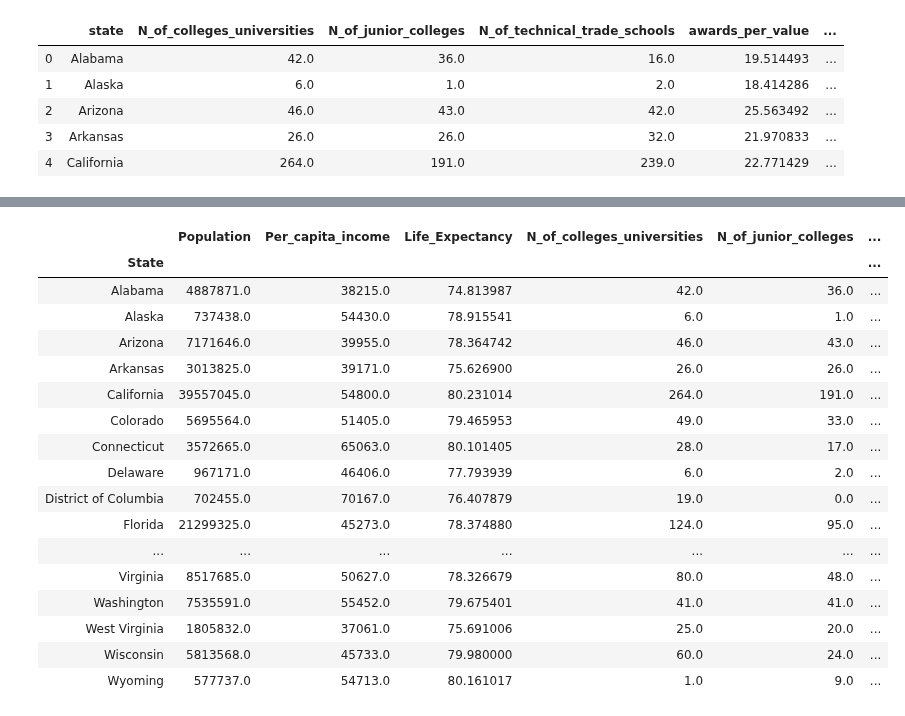
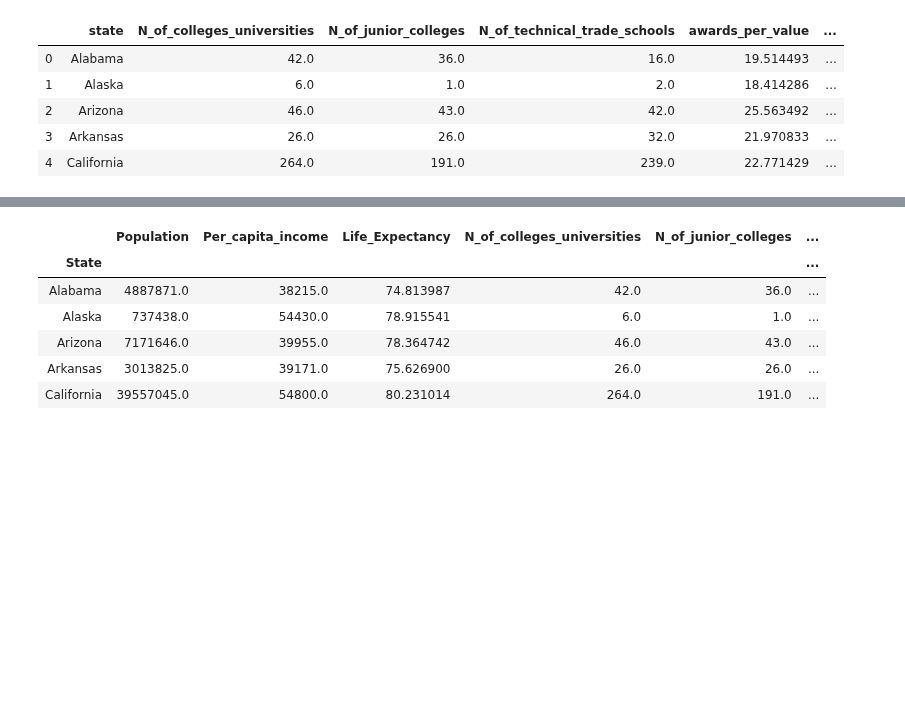
Before and after one commit to steber97/RecursionFairies_AdaProject, a Jupyter notebook: csv_datasets.ipynb, the cells around one changed output, grey strips where cells are left out. Drawn from its saved outputs; the diff is of its cells as text; code cells hidden in the pictures; blank space fills up the shorter version.

```diff
--- a/csv_datasets.ipynb
+++ b/csv_datasets.ipynb
@@ -832,23 +838,12 @@ education.head()
 # %%
 #We can finally merge our dataset about education with the one about life expectancy and income
 pop_inc_exp_edu=pop_inc_exp.merge(education, left_index=True, right_index=True)
-pop_inc_exp_edu
+pop_inc_exp_edu.head()
 # %% [output]
 |  | Population | Per_capita_income | Life_Expectancy | N_of_colleges_universities | N_of_junior_colleges | ... |
 | State |  |  |  |  |  | ... |
 | Alabama | 4887871.0 | 38215.0 | 74.813987 | 42.0 | 36.0 | ... |
 | Alaska | 737438.0 | 54430.0 | 78.915541 | 6.0 | 1.0 | ... |
 | Arizona | 7171646.0 | 39955.0 | 78.364742 | 46.0 | 43.0 | ... |
 | Arkansas | 3013825.0 | 39171.0 | 75.626900 | 26.0 | 26.0 | ... |
 | California | 39557045.0 | 54800.0 | 80.231014 | 264.0 | 191.0 | ... |
-| Colorado | 5695564.0 | 51405.0 | 79.465953 | 49.0 | 33.0 | ... |
-| Connecticut | 3572665.0 | 65063.0 | 80.101405 | 28.0 | 17.0 | ... |
-| Delaware | 967171.0 | 46406.0 | 77.793939 | 6.0 | 2.0 | ... |
-| District of Columbia | 702455.0 | 70167.0 | 76.407879 | 19.0 | 0.0 | ... |
-| Florida | 21299325.0 | 45273.0 | 78.374880 | 124.0 | 95.0 | ... |
-| ... | ... | ... | ... | ... | ... | ... |
-| Virginia | 8517685.0 | 50627.0 | 78.326679 | 80.0 | 48.0 | ... |
-| Washington | 7535591.0 | 55452.0 | 79.675401 | 41.0 | 41.0 | ... |
-| West Virginia | 1805832.0 | 37061.0 | 75.691006 | 25.0 | 20.0 | ... |
-| Wisconsin | 5813568.0 | 45733.0 | 79.980000 | 60.0 | 24.0 | ... |
-| Wyoming | 577737.0 | 54713.0 | 80.161017 | 1.0 | 9.0 | ... |
```
Also changed, not shown: parts of 6 cells of this notebook.
